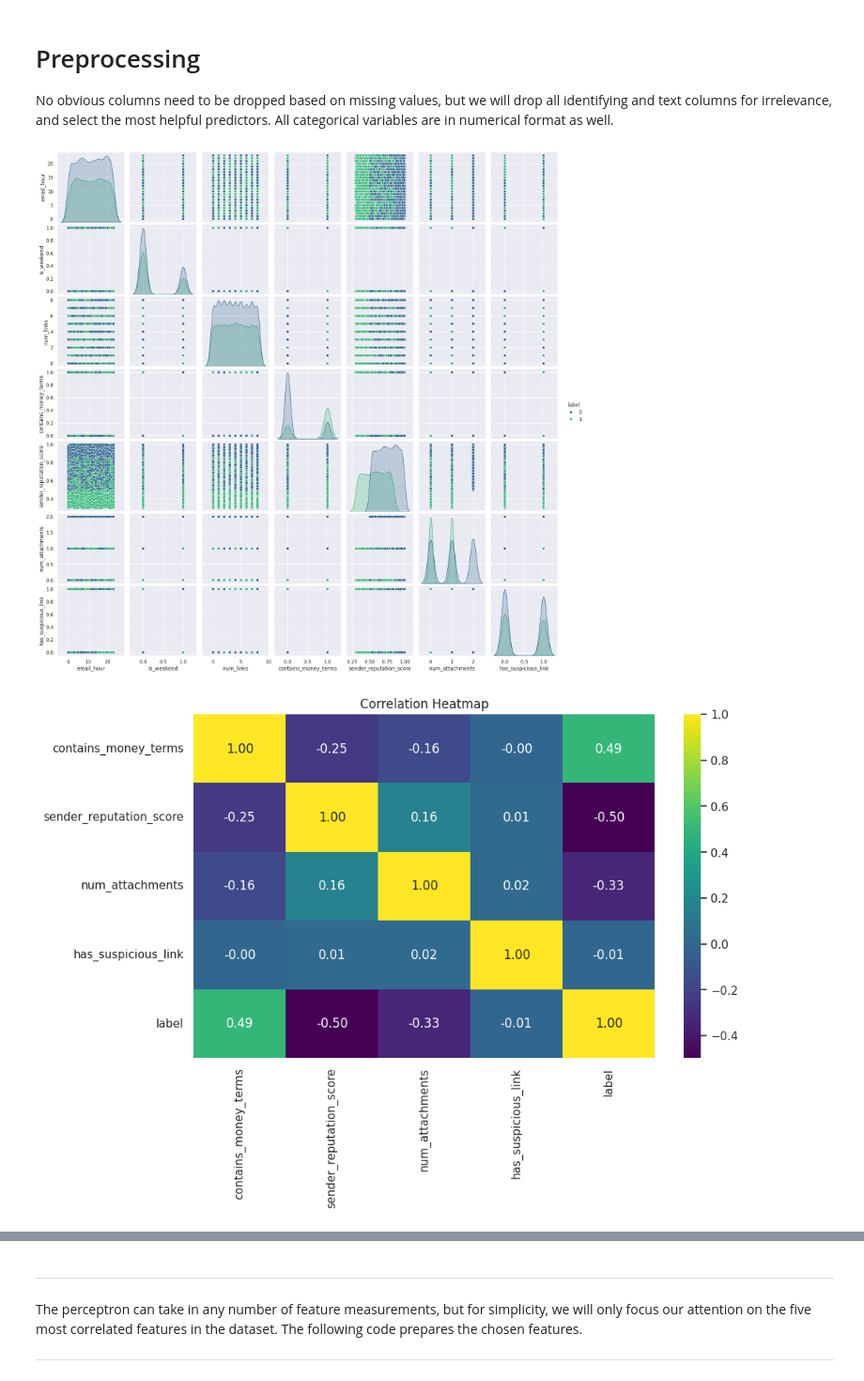
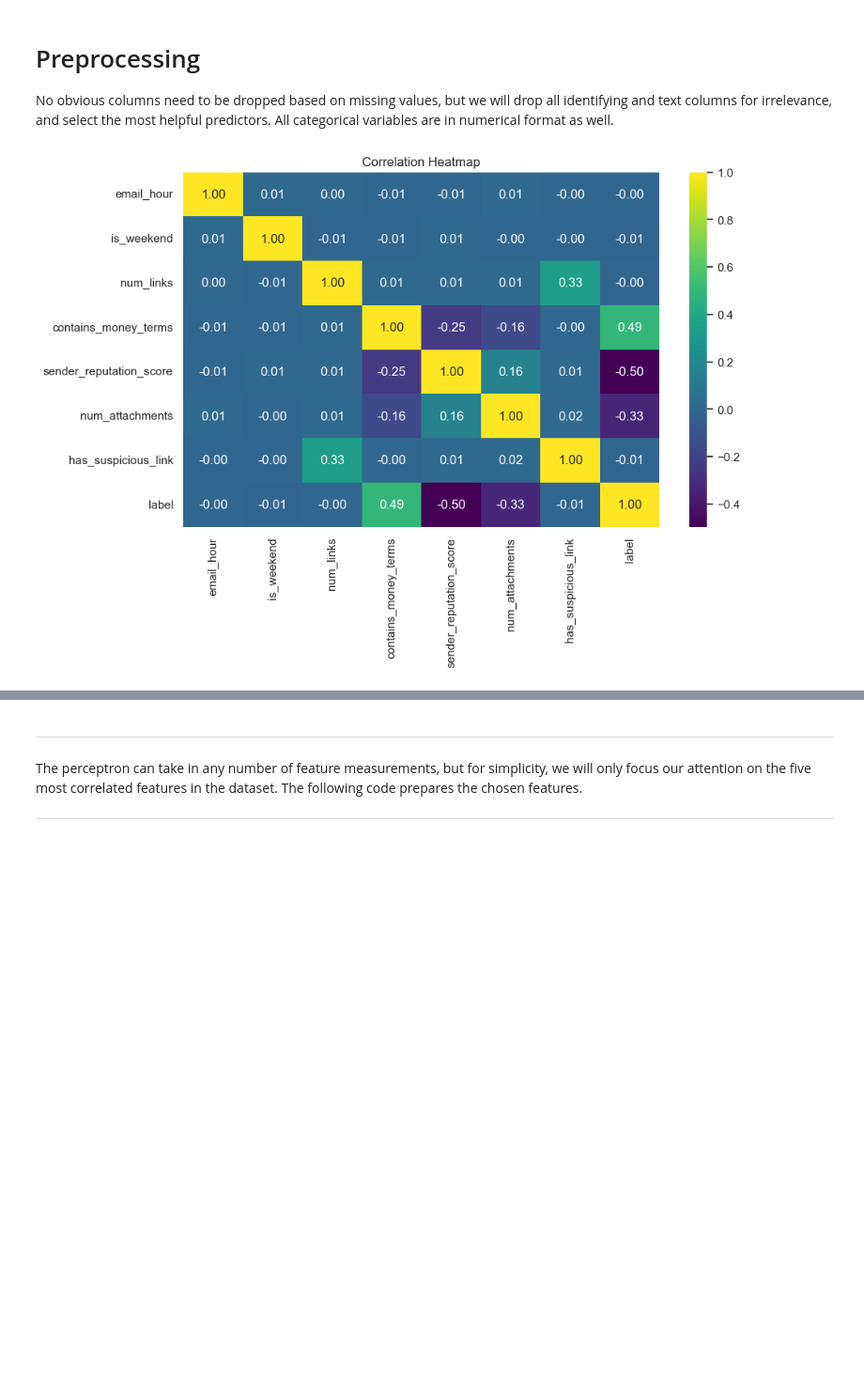
Before and after one commit to ccarr-x/CMOR-438-SP-2026, a Jupyter notebook: examples/Supervised_Learning/The Perceptron/The_Perceptron.ipynb, the cells around one changed output, grey strips where cells are left out. Shown at 94% size. Drawn from its saved outputs; the diff is of its cells as text; code cells hidden in the pictures; blank space fills up the shorter version.

```diff
--- a/examples/Supervised_Learning/The Perceptron/The_Perceptron.ipynb
+++ b/examples/Supervised_Learning/The Perceptron/The_Perceptron.ipynb
@@ -98,25 +102,19 @@ No obvious columns need to be dropped based on missing values, but we will drop
 # %%
 # Drop all id and text columns for relevance and privacy
 df.drop(columns = ['email_id', 'subject', 'email_text', 'sender_email',
                    'sender_domain', 'has_attachment',
                    'num_exclamation_marks'], inplace = True)
 selected_feat1 = ['email_hour', 'is_weekend', 'num_links',
                       'contains_money_terms', 'sender_reputation_score',
                       'num_attachments', 'has_suspicious_link', 'label']
-# Pair plot
-sns.pairplot(df[selected_feat1], hue='label', palette='viridis')
-plt.show()
-selected_feat2 = ['contains_money_terms', 'sender_reputation_score',
-                     'num_attachments', 'has_suspicious_link', 'label']
 # Correlation Heatmap of Best Predictors
-corr_map = df[selected_feat2].corr()
+corr_map = df[selected_feat1].corr()
 plt.figure(figsize=(10, 6))
 sns.heatmap(corr_map, annot=True, cmap='viridis', fmt='.2f')
 plt.title('Correlation Heatmap')
 plt.show()
 
-data = df[selected_feat2]
+data = df[selected_feat1]
 data.head()
 # %% [output]
-[figure, old version]
+[figure, new version]
-[figure, removed]
```
Also changed, not shown: parts of 6 cells of this notebook, 1 other file.
